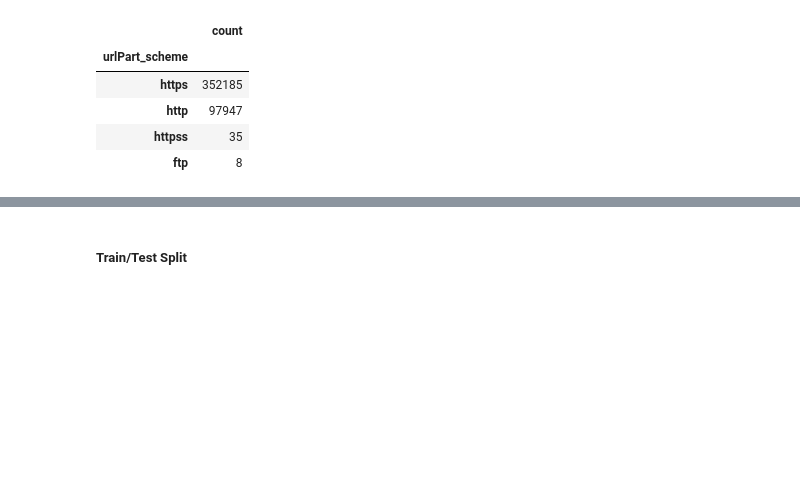
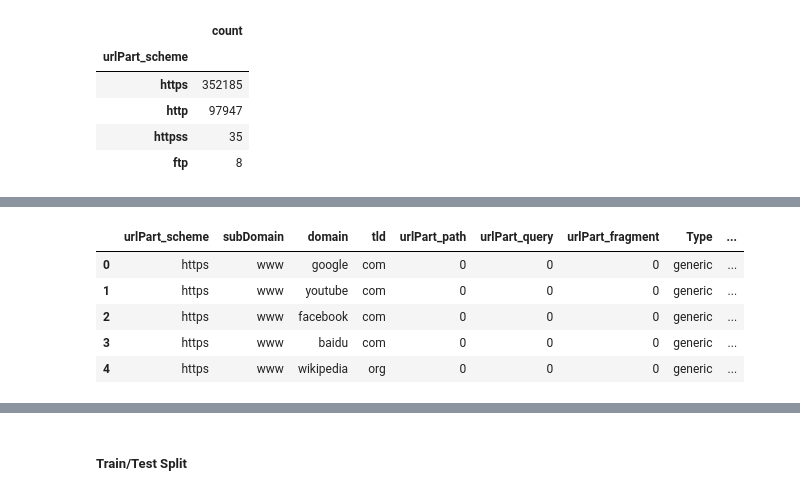
Before and after one commit to mdgarber/DetectPhishURL, a Jupyter notebook: DetectPhishURL/notebooks/detectPhish_preprocess&model.ipynb, the cells around one changed output, grey strips where cells are left out. Saved outputs shown, nothing was run; the diff lists cells and outputs as text; code cells hidden in the pictures; blank space fills up the shorter version.

```diff
--- a/DetectPhishURL/notebooks/detectPhish_preprocess&model.ipynb
+++ b/DetectPhishURL/notebooks/detectPhish_preprocess&model.ipynb
@@ -134,0 +201,13 @@ Name: parsedUrl, Length: 450175, dtype: object
+# %%
+# Select/Drop features - create new dataframe for this major data change
+urlDataV2 = urlData.drop(['Unnamed: 0', 'key_0', 'url', 'type', 'parsedUrl', 'tld_join', 'Domain'], axis=1)
+# %%
+# View new DF
+urlDataV2.head()
+# %% [output]
+|  | urlPart_scheme | subDomain | domain | tld | urlPart_path | urlPart_query | urlPart_fragment | Type | ... |
+| 0 | https | www | google | com | 0 | 0 | 0 | generic | ... |
+| 1 | https | www | youtube | com | 0 | 0 | 0 | generic | ... |
+| 2 | https | www | facebook | com | 0 | 0 | 0 | generic | ... |
+| 3 | https | www | baidu | com | 0 | 0 | 0 | generic | ... |
+| 4 | https | www | wikipedia | org | 0 | 0 | 0 | generic | ... |
```
Also changed, not shown: parts of 32 cells of this notebook.
